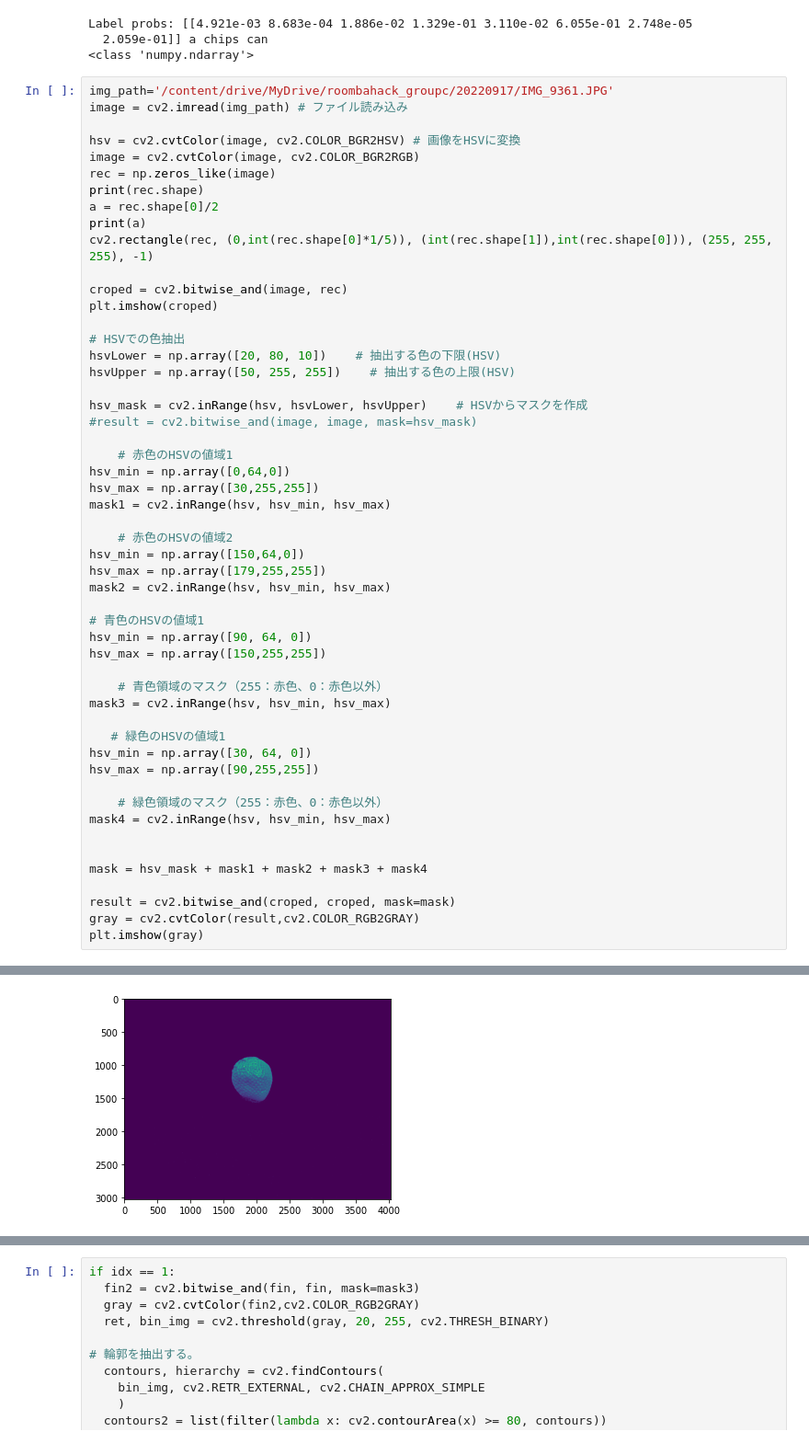
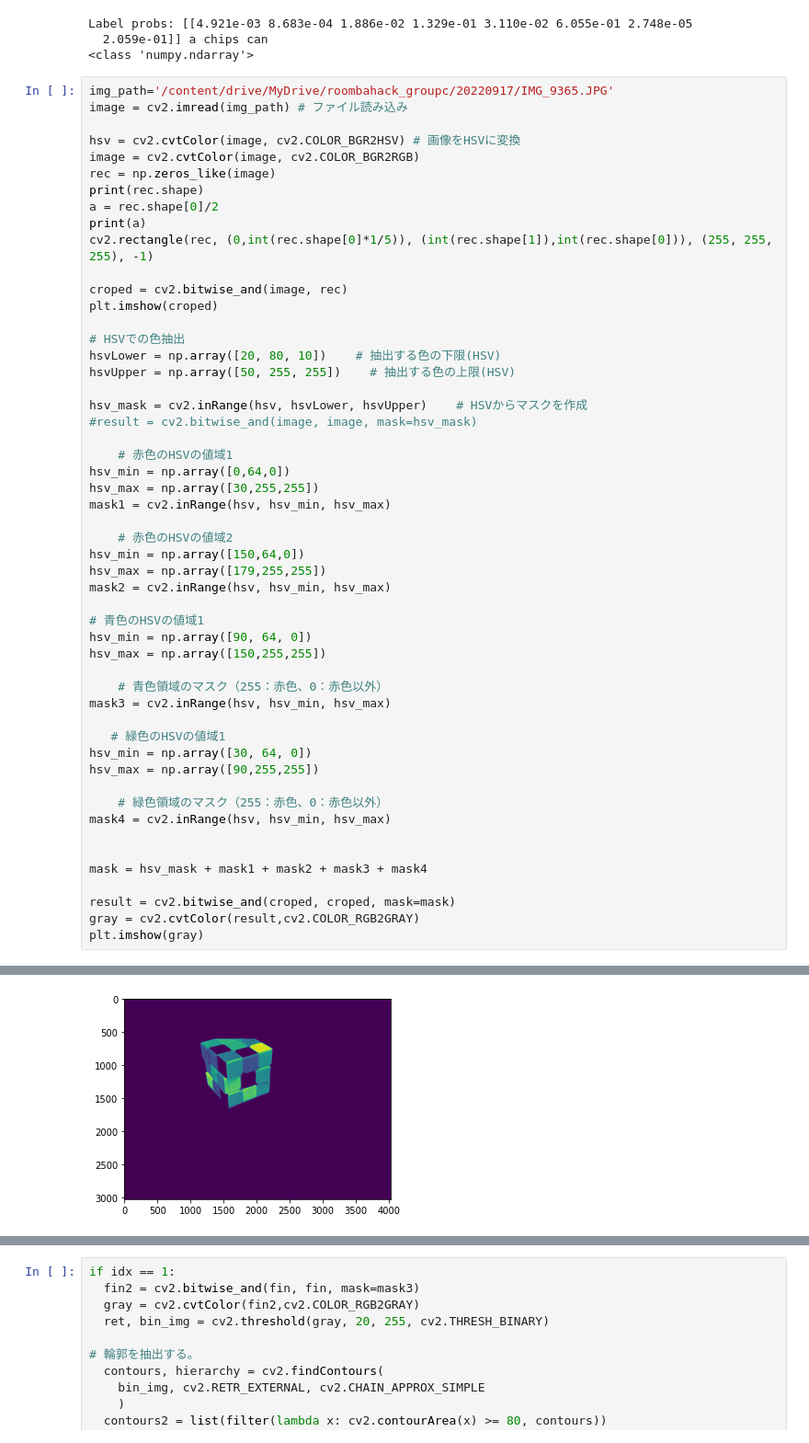
Before and after one commit to R2D2-like/roomba_hack, a Jupyter notebook: clip_画像処理.ipynb, the cells around one changed output, grey strips where cells are left out. Shown at 92% size. Drawn from its saved outputs; the diff is of its cells as text.

```diff
--- a/clip_画像処理.ipynb
+++ b/clip_画像処理.ipynb
@@ -241,7 +241,7 @@ Label probs: [[4.921e-03 8.683e-04 1.886e-02 1.329e-01 3.110e-02 6.055e-01 2.748
   2.059e-01]] a chips can
 <class 'numpy.ndarray'>
 # %%
-img_path='/content/drive/MyDrive/roombahack_groupc/20220917/IMG_9361.JPG'
+img_path='/content/drive/MyDrive/roombahack_groupc/20220917/IMG_9365.JPG'
 image = cv2.imread(img_path) # ファイル読み込み
 
 hsv = cv2.cvtColor(image, cv2.COLOR_BGR2HSV) # 画像をHSVに変換
@@ -269,34 +269,34 @@ mask1 = cv2.inRange(hsv, hsv_min, hsv_max)
 
     # 赤色のHSVの値域2
 hsv_min = np.array([150,64,0])
 hsv_max = np.array([179,255,255])
 mask2 = cv2.inRange(hsv, hsv_min, hsv_max)
 
 # 青色のHSVの値域1
 hsv_min = np.array([90, 64, 0])
 hsv_max = np.array([150,255,255])
 
     # 青色領域のマスク（255：赤色、0：赤色以外）
 mask3 = cv2.inRange(hsv, hsv_min, hsv_max)
 
    # 緑色のHSVの値域1
 hsv_min = np.array([30, 64, 0])
 hsv_max = np.array([90,255,255])
 
     # 緑色領域のマスク（255：赤色、0：赤色以外）
 mask4 = cv2.inRange(hsv, hsv_min, hsv_max)
 
 
 mask = hsv_mask + mask1 + mask2 + mask3 + mask4
 
 result = cv2.bitwise_and(croped, croped, mask=mask)
 gray = cv2.cvtColor(result,cv2.COLOR_RGB2GRAY)
 plt.imshow(gray)
 # %% [output]
 (3024, 4032, 3)
 1512.0
 <matplotlib.image.AxesImage at 0x...>
-[figure, old version]
+[figure, new version]
 # %%
 
 # # 2値化する
```
Also changed, not shown: parts of 4 cells of this notebook.
